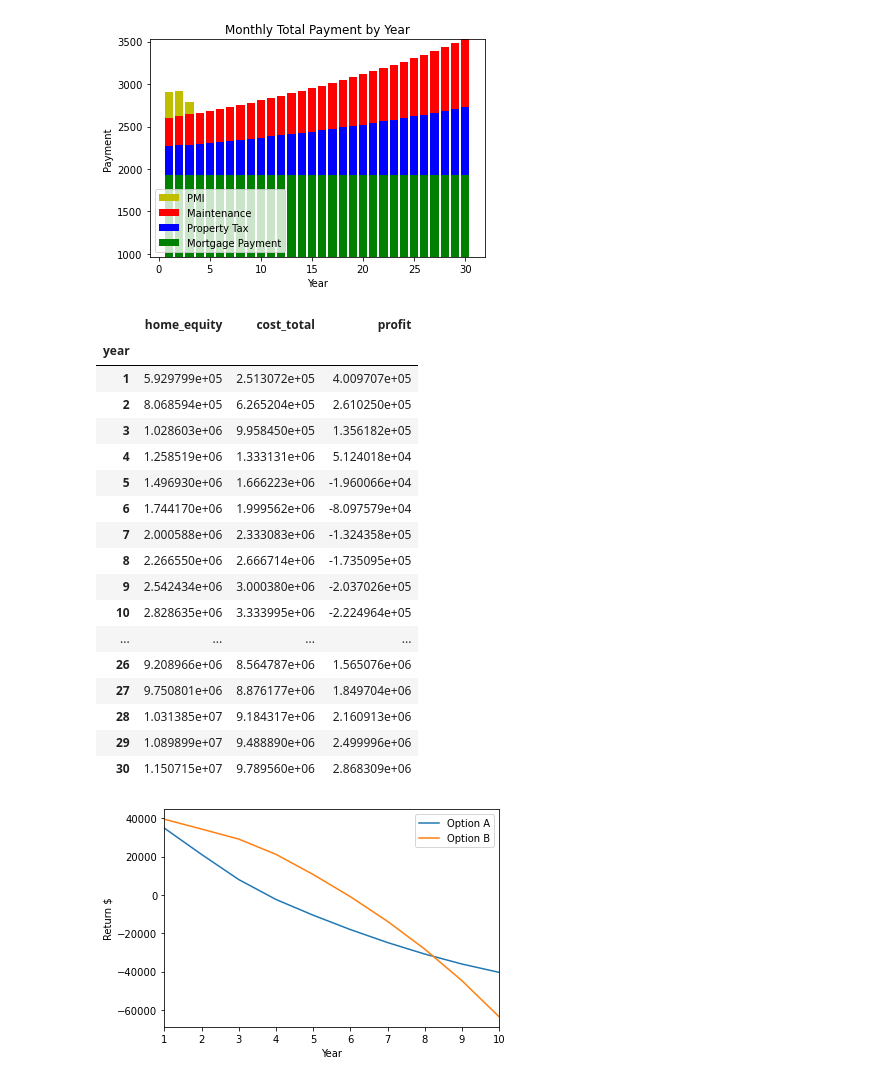
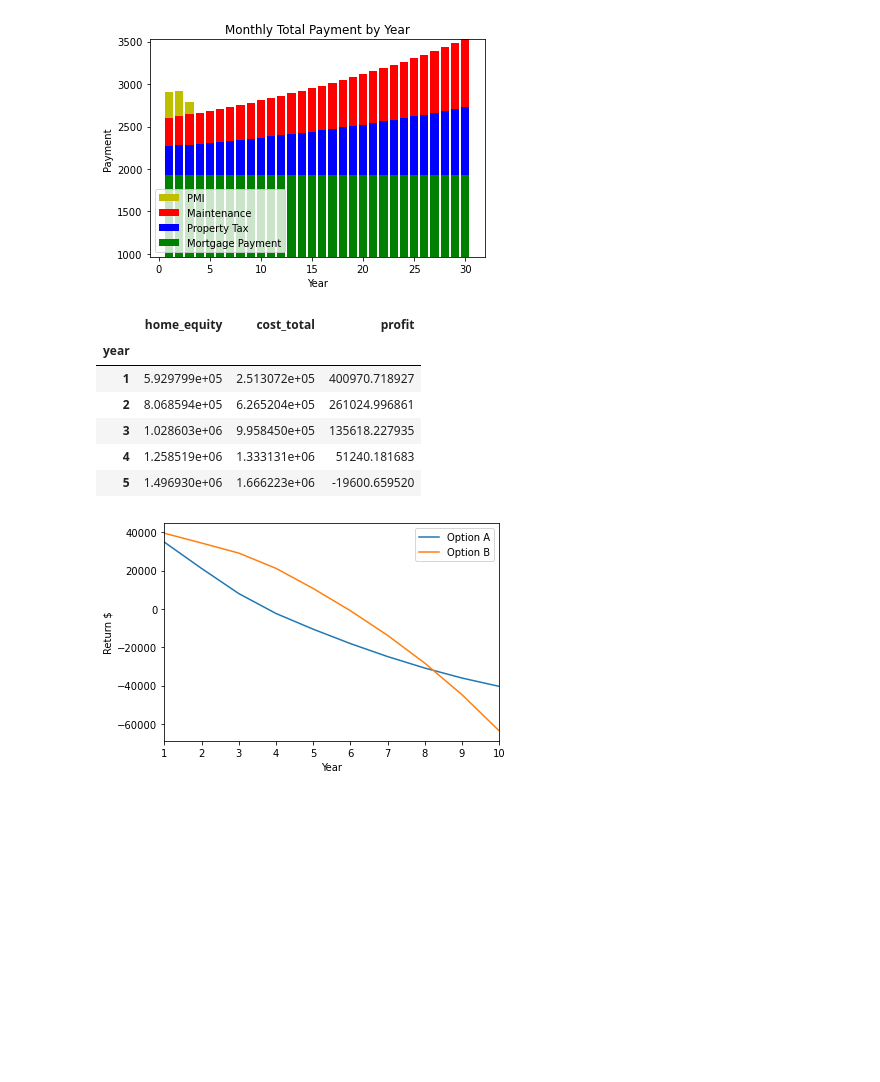
Before and after one commit to stumals/Loanpy, a Jupyter notebook: demo.ipynb, the cells around one changed output. Saved outputs shown, nothing was run; the diff lists cells and outputs as text; code cells hidden in the pictures; blank space fills up the shorter version.

```diff
--- a/demo.ipynb
+++ b/demo.ipynb
@@ -84,26 +123,15 @@ l.plot_total_pmt()
 # %% [output]
 [figure]
 # %%
-l.profit_loss_summary(monthly=False)
+l.profit_loss_summary(monthly=False).head()
 # %% [output]
 |  | home_equity | cost_total | profit |
 | year |  |  |  |
-| 1 | 5.929799e+05 | 2.513072e+05 | 4.009707e+05 |
-| 2 | 8.068594e+05 | 6.265204e+05 | 2.610250e+05 |
-| 3 | 1.028603e+06 | 9.958450e+05 | 1.356182e+05 |
-| 4 | 1.258519e+06 | 1.333131e+06 | 5.124018e+04 |
-| 5 | 1.496930e+06 | 1.666223e+06 | -1.960066e+04 |
-| 6 | 1.744170e+06 | 1.999562e+06 | -8.097579e+04 |
-| 7 | 2.000588e+06 | 2.333083e+06 | -1.324358e+05 |
-| 8 | 2.266550e+06 | 2.666714e+06 | -1.735095e+05 |
-| 9 | 2.542434e+06 | 3.000380e+06 | -2.037026e+05 |
-| 10 | 2.828635e+06 | 3.333995e+06 | -2.224964e+05 |
-| ... | ... | ... | ... |
-| 26 | 9.208966e+06 | 8.564787e+06 | 1.565076e+06 |
-| 27 | 9.750801e+06 | 8.876177e+06 | 1.849704e+06 |
-| 28 | 1.031385e+07 | 9.184317e+06 | 2.160913e+06 |
-| 29 | 1.089899e+07 | 9.488890e+06 | 2.499996e+06 |
-| 30 | 1.150715e+07 | 9.789560e+06 | 2.868309e+06 |
+| 1 | 5.929799e+05 | 2.513072e+05 | 400970.718927 |
+| 2 | 8.068594e+05 | 6.265204e+05 | 261024.996861 |
+| 3 | 1.028603e+06 | 9.958450e+05 | 135618.227935 |
+| 4 | 1.258519e+06 | 1.333131e+06 | 51240.181683 |
+| 5 | 1.496930e+06 | 1.666223e+06 | -19600.659520 |
 # %%
 df_buy_m, df_rent_m, df_buy_y, df_rent_y = lp.rent_vs_buy(l, 1800)
 lp.plot_comparison(df_buy_y, df_rent_y)
```
Also changed, not shown: parts of 6 cells of this notebook, 1 other file.
